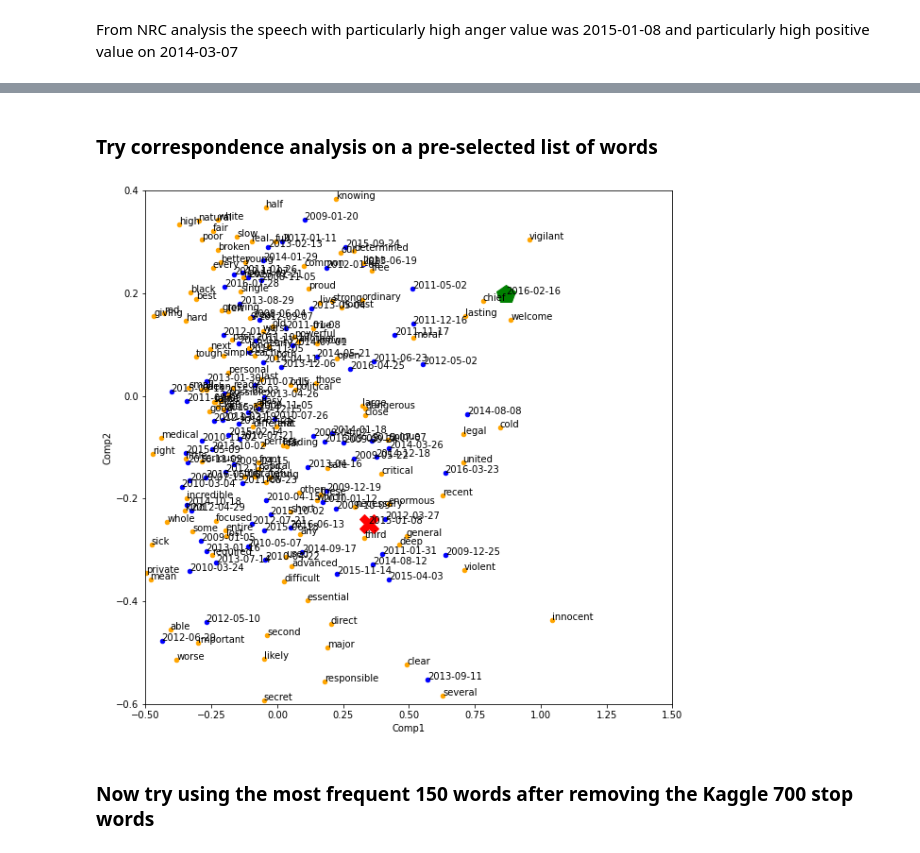
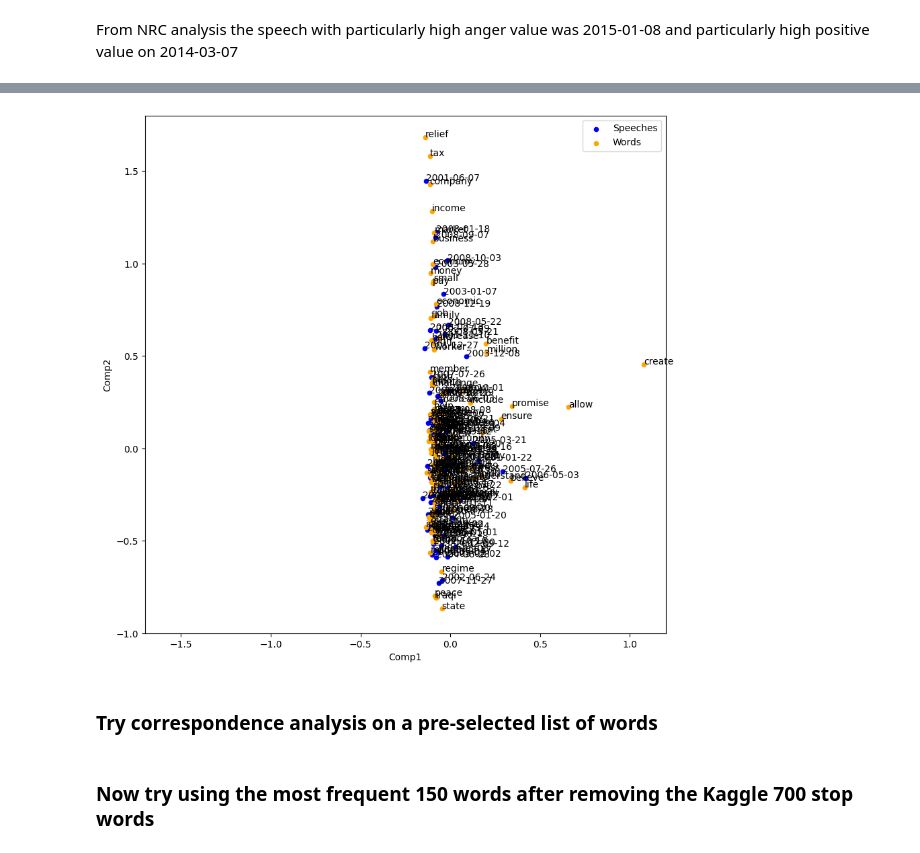
Before and after one commit to pday2/ObamaNLP, a Jupyter notebook: correspondenceAnalysis.ipynb, the cells around one changed output, grey strips where cells are left out. Drawn from its saved outputs; the diff is of its cells as text; code cells hidden in the pictures.

```diff
--- a/correspondenceAnalysis.ipynb
+++ b/correspondenceAnalysis.ipynb
@@ -287,3 +243,30 @@ plt.show()
+# %%
+date1 = '2015-01-08'
+date2 = '2016-02-16'
+df1=cag.row_coordinates(ctabshort_gwb)
+df1.columns=['Comp1', 'Comp2']
+df2=cag.column_coordinates(ctabshort_gwb)
+df2.columns=['Comp1', 'Comp2']
+
+# df1 for speeches
+ax = df1.plot(x='Comp1', y='Comp2', figsize=(10, 10), kind='scatter', color='blue')
+for i, txt in enumerate(df1.index.values.tolist()):
+    ax.annotate(txt, (df1['Comp1'][i], df1['Comp2'][i]))
+
+# df2 for words
+df2.plot(ax=ax, x='Comp1', y='Comp2', kind='scatter', color='orange')
+for i, txt in enumerate(df2.index.values.tolist()):
+    ax.annotate(txt, (df2['Comp1'][i], df2['Comp2'][i]))
+
+#ax.plot(df1.loc[[date1]]['Comp1'], df1.loc[[date1]]['Comp2'], marker='X', color='red', markersize=20)
+#ax.plot(df1.loc[[date2]]['Comp1'], df1.loc[[date2]]['Comp2'], marker='p', color='green', markersize=20)
+
+plt.xlim([-1.7, 1.2])
+plt.ylim([-1.0, 1.8])
+plt.legend(['Speeches', 'Words'])
+plt.show()
+# %% [output]
+[figure, added]
 # %% [markdown]
 ### Try correspondence analysis on a pre-selected list of words
 # %%
@@ -328,11 +322,9 @@ for i, txt in enumerate(df2.index.values.tolist()):
 ax.plot(df1.loc[[date1]]['Comp1'], df1.loc[[date1]]['Comp2'], marker='X', color='red', markersize=20)
 ax.plot(df1.loc[[date2]]['Comp1'], df1.loc[[date2]]['Comp2'], marker='p', color='green', markersize=20)
 
-plt.xlim([-0.5, 1.5])
-plt.ylim([-0.6, 0.4])
+#plt.xlim([-0.5, 1.5])
+#plt.ylim([-0.6, 0.4])
 plt.show()
-# %% [output]
-[figure, removed]
 # %% [markdown]
 ### Now try using the most frequent 150 words after removing the Kaggle 700 stop words
 # %%
```
Also changed, not shown: parts of 24 cells of this notebook, 2 other files.
